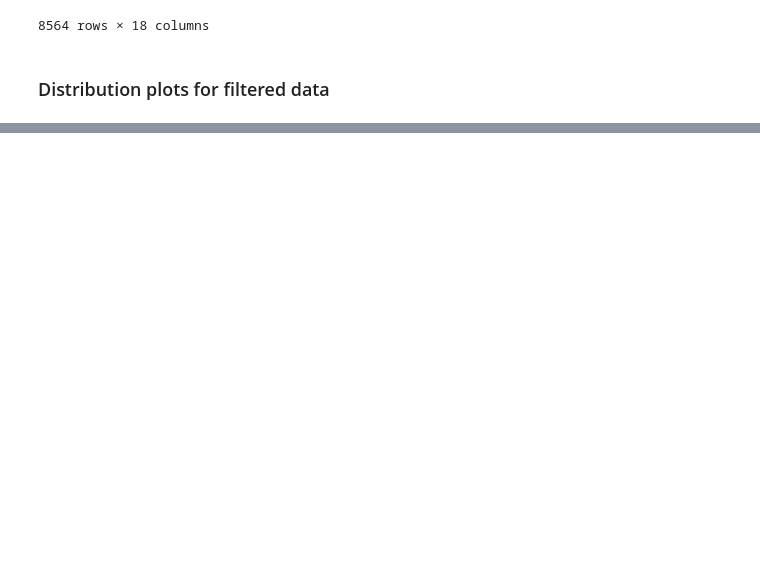
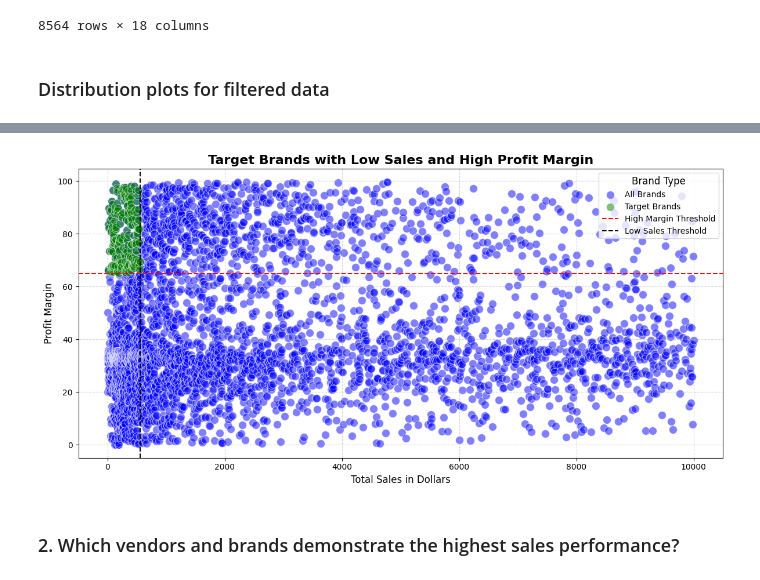
Before and after one commit to kitpuos/Vendor-Performance-Analytics-Project, a Jupyter notebook: src/performance_analysis.ipynb, the cells around one changed output, grey strips where cells are left out. Drawn from its saved outputs; the diff is of its cells as text; code cells hidden in the pictures; blank space fills up the shorter version.

```diff
--- a/src/performance_analysis.ipynb
+++ b/src/performance_analysis.ipynb
@@ -252,0 +322,7 @@ plt.show()
+# %%
+brand_performance = df.groupby('Description').agg({
+    'TotalSalesDollars': 'sum',
+    'ProfitMargin': 'mean'
+}).reset_index().sort_values(by = ['TotalSalesDollars', 'ProfitMargin'], ascending = [True, False])
+
+brand_performance
@@ -252,0 +343,6 @@ plt.show()
+# %%
+low_sales_threshold = brand_performance['TotalSalesDollars'].quantile(0.15)
+high_margin_threshold = brand_performance['ProfitMargin'].quantile(0.85)
+
+print(low_sales_threshold)
+print(high_margin_threshold)
@@ -252,0 +352,9 @@ plt.show()
+# %%
+## Filter brands with low sales and high profit margin
+
+target_brands = brand_performance[
+    (brand_performance['TotalSalesDollars'] <= low_sales_threshold) &
+    (brand_performance['ProfitMargin'] >= high_margin_threshold)
+].reset_index(drop = True)
+
+target_brands
@@ -252,0 +375,21 @@ plt.show()
+# %%
+brand_performance_limit = brand_performance[brand_performance['TotalSalesDollars'] <= 10000] ## For better visualization
+# %%
+plt.figure(figsize = (12, 6))
+sns.scatterplot(data = brand_performance_limit, x = 'TotalSalesDollars', y = 'ProfitMargin', color = 'blue', s = 100, label = 'All Brands', alpha = 0.5)
+sns.scatterplot(data = target_brands, x = 'TotalSalesDollars', y = 'ProfitMargin', color = 'green', s = 100, label = 'Target Brands', alpha = 0.5)
+
+plt.axhline(y = high_margin_threshold, color = 'red', linestyle = '--', label = 'High Margin Threshold')
+plt.axvline(x = low_sales_threshold, color = 'black', linestyle = '--', label = 'Low Sales Threshold')
+
+plt.xlabel('Total Sales in Dollars', fontsize = 12)
+plt.ylabel('Profit Margin', fontsize = 12)
+plt.title('Target Brands with Low Sales and High Profit Margin', fontsize = 16, fontweight = 'bold')
+plt.legend(title = 'Brand Type', fontsize = 10, title_fontsize = 12)
+plt.grid(True, linestyle = '--', alpha = 0.5)
+plt.tight_layout()
+plt.show()
+# %% [output]
+[figure, added]
+# %% [markdown]
+### 2. Which vendors and brands demonstrate the highest sales performance?
```
Also changed, not shown: parts of 53 cells of this notebook.
